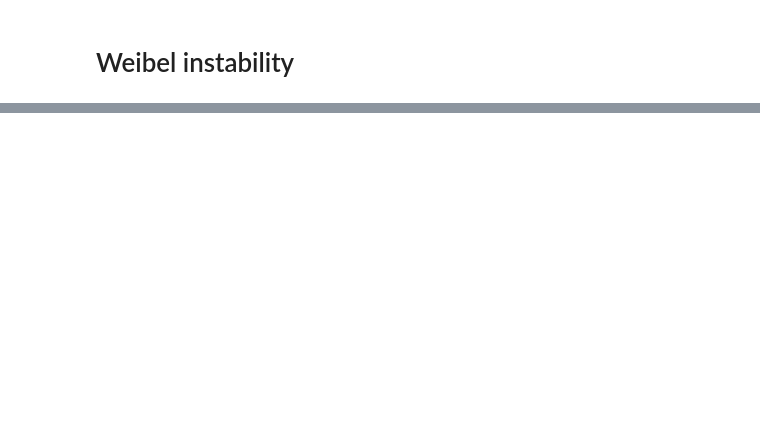
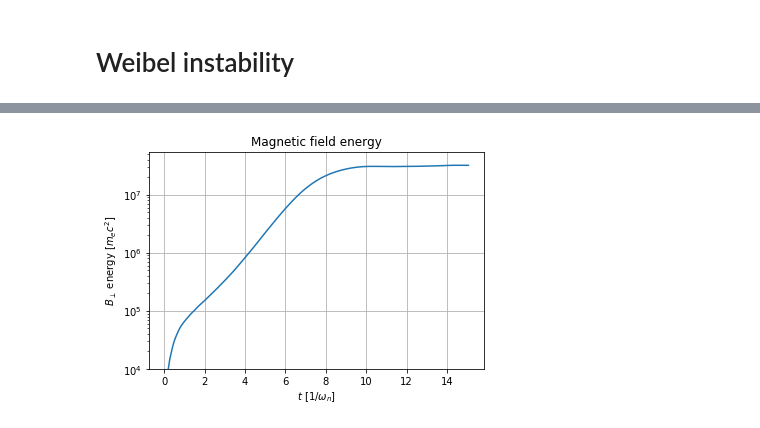
Before and after one commit to ricardo-fonseca/zpic, a Jupyter notebook: python/Weibel.ipynb, the cells around one changed output, grey strips where cells are left out. Saved outputs shown, nothing was run; the diff lists cells and outputs as text; code cells hidden in the pictures; blank space fills up the shorter version.

```diff
--- a/python/Weibel.ipynb
+++ b/python/Weibel.ipynb
@@ -56,0 +23,19 @@ plt.show()
+# %%
+import numpy as np
+
+tmax = 15
+
+niter = int(tmax / dt) + 1
+
+Bperp = np.zeros(niter)
+norm = 0.5 * sim.emf.nx[0] * sim.emf.nx[1]
+
+print("\nRunning simulation up to t = {:g} ...".format(tmax))
+while sim.t < tmax:
+    print('n = {:d}, t = {:g}'.format(sim.n,sim.t), end = '\r')
+
+    # Get energy in perpendicular B field components
+    Bperp[sim.n] = np.sum(sim.emf.Bx**2+sim.emf.By**2) * norm
+    sim.iter()
+
+print("\nDone.")
@@ -80,0 +74,13 @@ Besides the raw simulation data, we can also access diagnostic data that needs t
+# %%
+import matplotlib.pyplot as plt
+
+plt.plot(np.linspace(0, sim.t, num = sim.n),Bperp)
+plt.yscale('log')
+plt.ylim(ymin=1e4)
+plt.grid(True)
+plt.xlabel("$t$ [$1/\omega_n$]")
+plt.ylabel("$B_{\perp}$ energy [$m_e c^2$]")
+plt.title("Magnetic field energy")
+plt.show()
+# %% [output]
+[figure, added]
```
Also changed, not shown: parts of 17 cells of this notebook, 13 other files.
